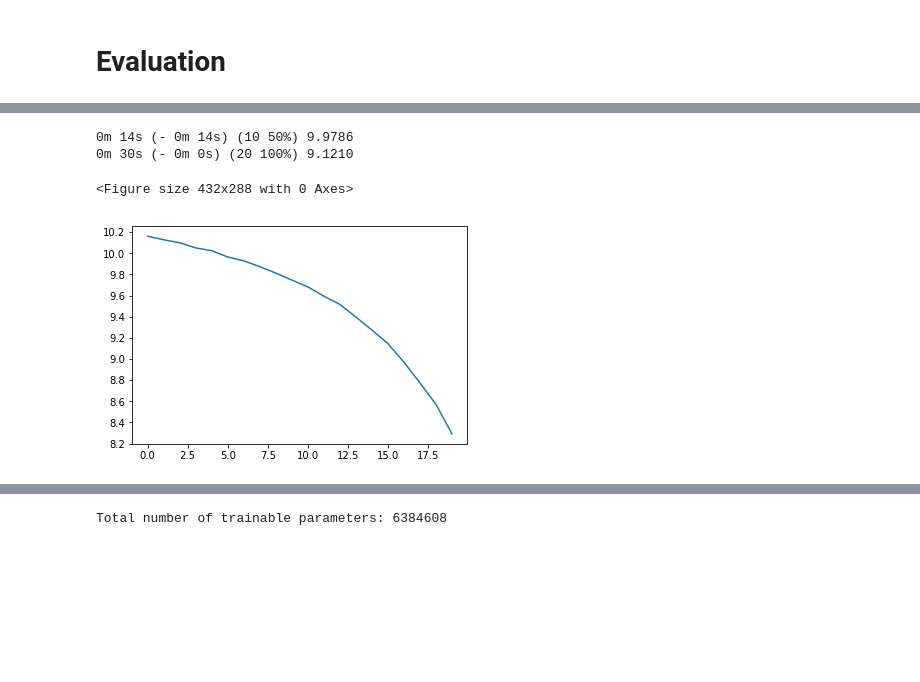
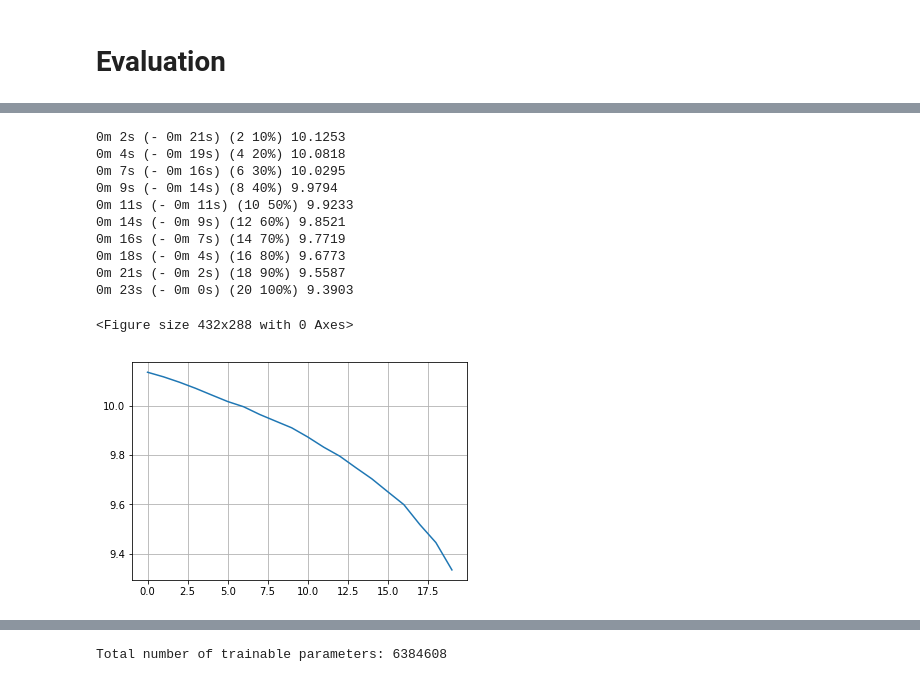
Before and after one commit to lazure-ocean/dl_cshse_2019, a Jupyter notebook: seq2seq/seq2seq.ipynb, the cells around one changed output, grey strips where cells are left out. Cells and saved outputs as stored; diff of their text form; code cells hidden in the pictures; blank space fills up the shorter version.

Commit message:
add attention to decoder

```diff
--- a/seq2seq/seq2seq.ipynb
+++ b/seq2seq/seq2seq.ipynb
@@ -23,7 +23,7 @@ device = torch.device("cuda" if torch.cuda.is_available() else "cpu")
 SOS_token = 0
 EOS_token = 1
 MASKED_token = 2
-
+MAX_LENGTH = 42
 
 class Lang:
     def __init__(self, name):
@@ -147,5 +143,5 @@ Attention Mechanism.
 # %%
-"""class AttnDecoderRNN(nn.Module):
+class AttnDecoderRNN(nn.Module):
     def __init__(self, hidden_size, output_size, dropout_p=0.1, max_length=MAX_LENGTH):
         super(AttnDecoderRNN, self).__init__()
         self.hidden_size = hidden_size
@@ -157,29 +153,29 @@ Attention Mechanism.
         self.attn = nn.Linear(self.hidden_size * 2, self.max_length)
         self.attn_combine = nn.Linear(self.hidden_size * 2, self.hidden_size)
         self.dropout = nn.Dropout(self.dropout_p)
-        self.gru = nn.GRU(self.hidden_size, self.hidden_size)
+        self.lstm = nn.LSTM(self.hidden_size, self.hidden_size)
         self.out = nn.Linear(self.hidden_size, self.output_size)
 
     def forward(self, input, hidden, encoder_outputs):
         embedded = self.embedding(input).view(1, 1, -1)
         embedded = self.dropout(embedded)
-
+        #print(input, embedded.shape, hidden[0].shape, encoder_outputs.shape)
         attn_weights = F.softmax(
-            self.attn(torch.cat((embedded[0], hidden[0]), 1)), dim=1)
+            self.attn(torch.cat((embedded[0], hidden[0][0]), 1)), dim=1)
         attn_applied = torch.bmm(attn_weights.unsqueeze(0),
                                  encoder_outputs.unsqueeze(0))
-
+        #print(embedded.shape, attn_applied.shape)
         output = torch.cat((embedded[0], attn_applied[0]), 1)
         output = self.attn_combine(output).unsqueeze(0)
 
         output = F.relu(output)
-        output, hidden = self.gru(output, hidden)
+        output, hidden = self.lstm(output, hidden)
 
         output = F.log_softmax(self.out(output[0]), dim=1)
         return output, hidden, attn_weights
 
     def initHidden(self):
-        return torch.zeros(1, 1, self.hidden_size, device=device)""";
+        return torch.zeros(1, 1, self.hidden_size, device=device)
 # %%
 def generate_mask(sequence_length, batch_size=None, is_present=0.7):
     """
@@ -272,21 +263,23 @@ def train(input_tensor, target_tensor, encoder, decoder, encoder_optimizer, deco
 
     input_length = input_tensor.size(0)
 
+    encoder_outputs = torch.zeros(max_length, encoder.hidden_size, device=device)
+
     loss = 0
 
     for ei in range(input_length):
-        _, encoder_hidden = encoder(
+        encoder_output, encoder_hidden = encoder(
             input_tensor[ei], encoder_hidden)
-        #encoder_outputs[ei] = encoder_output[0, 0]
+        encoder_outputs[ei] = encoder_output[0, 0]
 
 
     decoder_input = input_tensor[0]
     decoder_hidden = encoder_hidden
 
     for di in range(input_length):
-
-        decoder_output, decoder_hidden = decoder(
-            decoder_input, decoder_hidden)
+        #print(encoder_outputs.shape)
+        decoder_output, decoder_hidden, decoder_attention  = decoder(
+            decoder_input, decoder_hidden, encoder_outputs)
         loss += criterion(decoder_output, target_tensor[di + 1])
 
         if input_tensor[di + 1].item() == MASKED_token:
@@ -459,14 +453,22 @@ Wall time: 33.6 s
 # %%
 hidden_size = 64
 encoder1 = EncoderRNN(imdb_lang.n_words, hidden_size).to(device)
-#attn_decoder1 = AttnDecoderRNN(hidden_size, output_lang.n_words, dropout_p=0.1).to(device)
-decoder1 = DecoderRNN(hidden_size, imdb_lang.n_words)
+attn_decoder1 = AttnDecoderRNN(hidden_size, imdb_lang.n_words, dropout_p=0.1).to(device)
+#decoder1 = DecoderRNN(hidden_size, imdb_lang.n_words)
 # %%
 %%time
-trainIters(encoder1, decoder1, imdb_lang, imdb_lines, 20, print_every=10, plot_every=1)
+trainIters(encoder1, attn_decoder1, imdb_lang, imdb_lines, 20, print_every=2, plot_every=1)
 # %% [output]
-0m 14s (- 0m 14s) (10 50%) 9.9786
-0m 30s (- 0m 0s) (20 100%) 9.1210
+0m 2s (- 0m 21s) (2 10%) 10.1253
+0m 4s (- 0m 19s) (4 20%) 10.0818
+0m 7s (- 0m 16s) (6 30%) 10.0295
+0m 9s (- 0m 14s) (8 40%) 9.9794
+0m 11s (- 0m 11s) (10 50%) 9.9233
+0m 14s (- 0m 9s) (12 60%) 9.8521
+0m 16s (- 0m 7s) (14 70%) 9.7719
+0m 18s (- 0m 4s) (16 80%) 9.6773
+0m 21s (- 0m 2s) (18 90%) 9.5587
+0m 23s (- 0m 0s) (20 100%) 9.3903
 <Figure size 432x288 with 0 Axes>
-[figure, old version]
+[figure, new version]
 plot was shown
```
Also changed, not shown: parts of 7 cells of this notebook, 1 other file.
